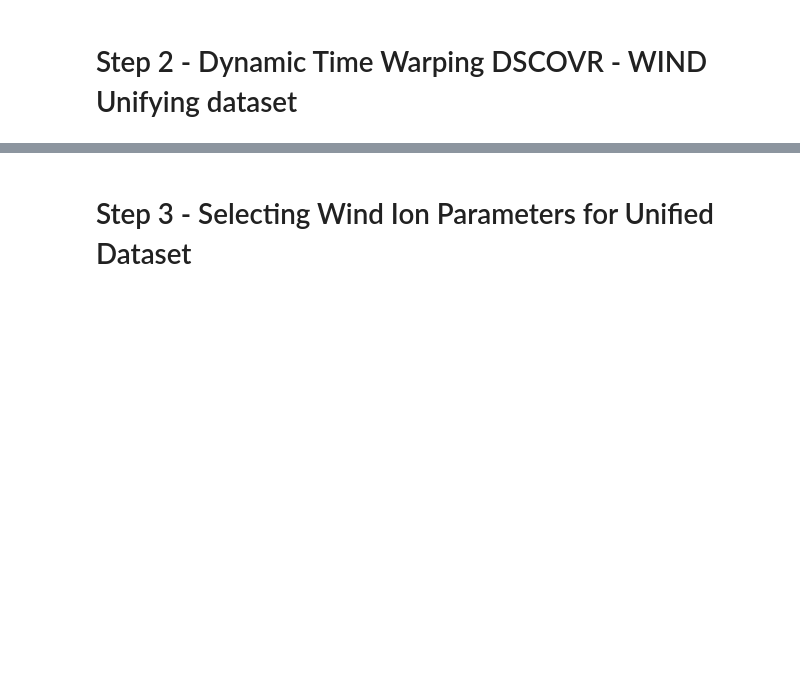
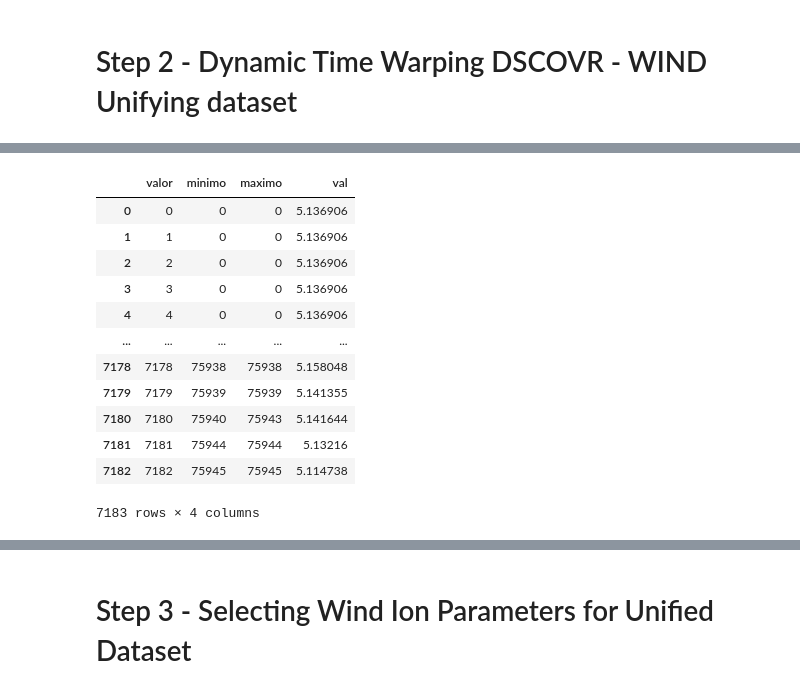
Before and after one commit to loluf/NASA_INTERESTELLAR_ARTOIS, a Jupyter notebook: NASA.ipynb, the cells around one changed output, grey strips where cells are left out. Saved outputs shown, nothing was run; the diff lists cells and outputs as text; code cells hidden in the pictures; blank space fills up the shorter version.

```diff
--- a/NASA.ipynb
+++ b/NASA.ipynb
@@ -63,0 +73,24 @@ dscovr.plot()
+# %%
+distance, path = fastdtw(dscovr, wind, dist=euclidean)
+# %%
+def union_dtw(y,path):
+    lista1 = []
+    lista2 = []
+    n = len(path)
+    for j in range(n):
+        lista1.append(path[j][0])
+    for j in range(n):
+        lista2.append(path[j][1])
+
+    lista1 = pd.DataFrame(lista1,columns=['valor'])
+    lista1['valor1'] = lista2
+    #lista2 = pd.DataFrame(lista2,columns=['valor'])
+    #lista1['ind'] = lista1.index
+    lista1 = lista1.groupby('valor').agg(minimo=('valor1','min'),maximo=('valor1','max')).reset_index()
+    lista1['val'] = ''
+    for j in range(lista1.shape[0]):
+        lista1['val'][j] = y.reset_index().iloc[lista1.minimo[j]:(lista1.maximo[j]+1)].BF1.mean()
+
+    return lista1,lista2
+# %%
+lista1,lista2  = union_dtw(wind,path)
@@ -63,0 +115,16 @@ dscovr.plot()
+# %%
+lista1
+# %% [output]
+|  | valor | minimo | maximo | val |
+| 0 | 0 | 0 | 0 | 5.136906 |
+| 1 | 1 | 0 | 0 | 5.136906 |
+| 2 | 2 | 0 | 0 | 5.136906 |
+| 3 | 3 | 0 | 0 | 5.136906 |
+| 4 | 4 | 0 | 0 | 5.136906 |
+| ... | ... | ... | ... | ... |
+| 7178 | 7178 | 75938 | 75938 | 5.158048 |
+| 7179 | 7179 | 75939 | 75939 | 5.141355 |
+| 7180 | 7180 | 75940 | 75943 | 5.141644 |
+| 7181 | 7181 | 75944 | 75944 | 5.13216 |
+| 7182 | 7182 | 75945 | 75945 | 5.114738 |
+7183 rows × 4 columns
```
Also changed, not shown: parts of 21 cells of this notebook.
